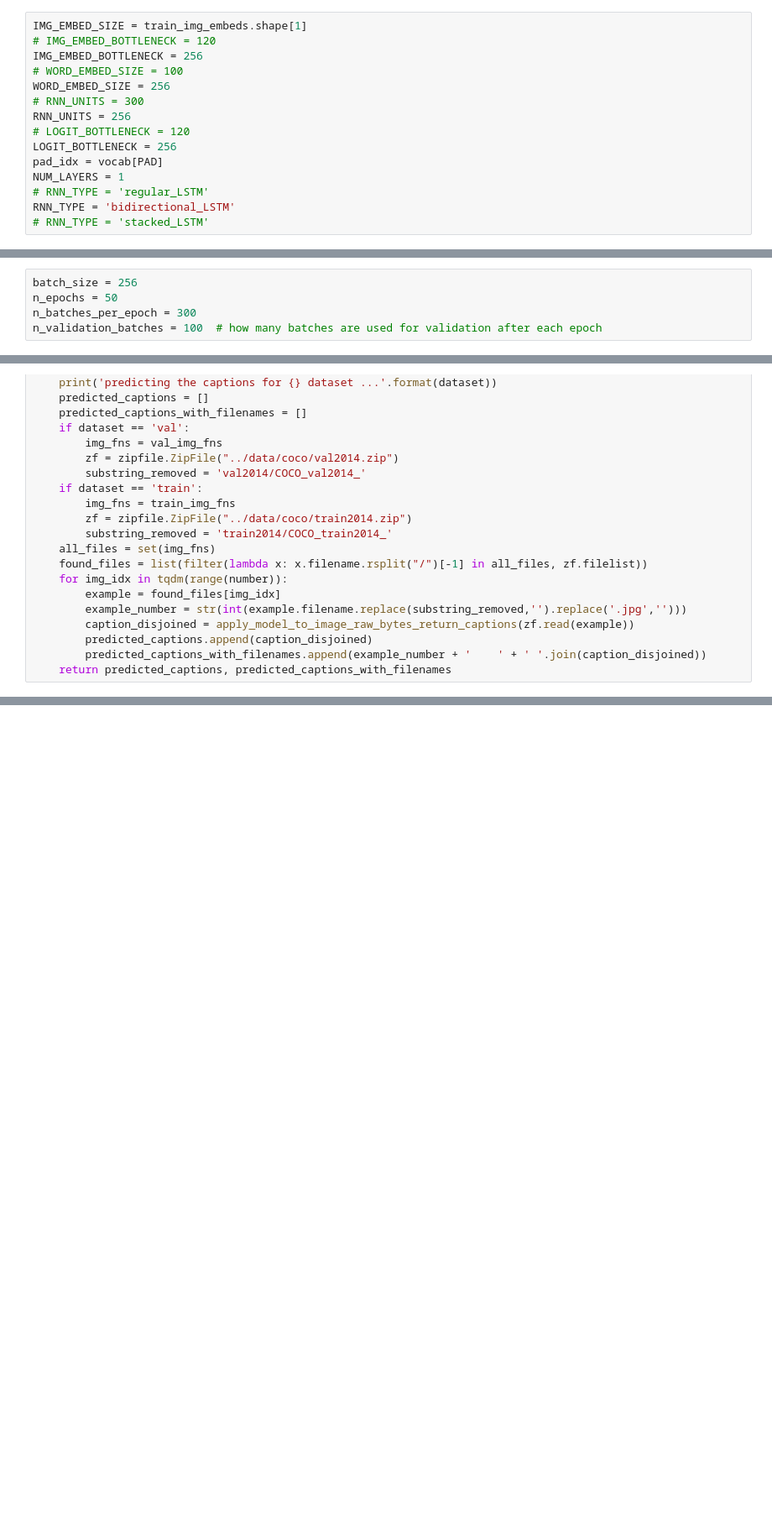
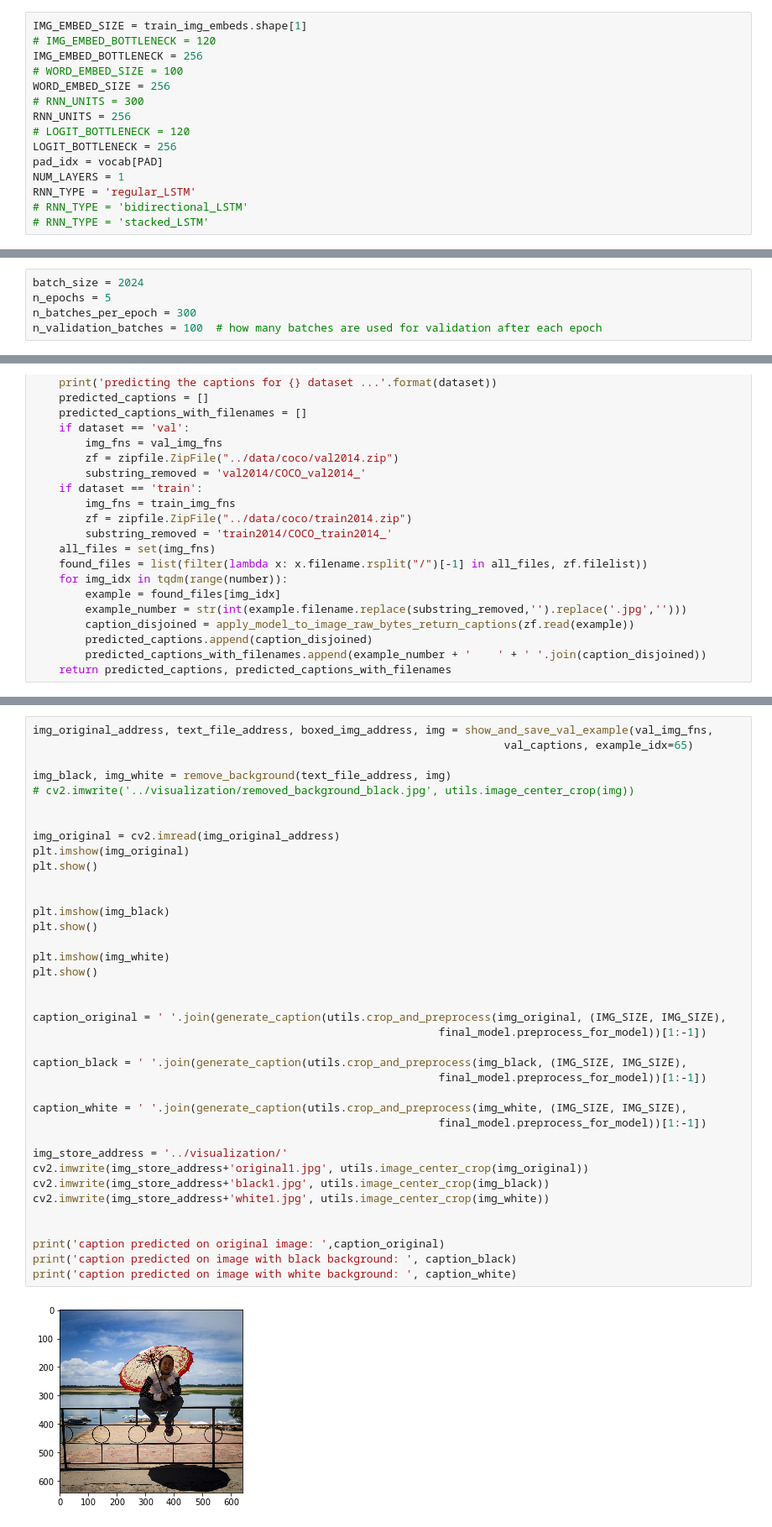
Before and after one commit to anvaribs/CS395T_final_project, a Jupyter notebook: src/CS395T_image_captioning_farzan.ipynb, the cells around one changed output, grey strips where cells are left out. Shown at 84% size. Cells and saved outputs as stored; diff of their text form; blank space fills up the shorter version.

```diff
--- a/src/CS395T_image_captioning_farzan.ipynb
+++ b/src/CS395T_image_captioning_farzan.ipynb
@@ -337,8 +340,8 @@ RNN_UNITS = 256
 LOGIT_BOTTLENECK = 256
 pad_idx = vocab[PAD]
 NUM_LAYERS = 1
-# RNN_TYPE = 'regular_LSTM'
-RNN_TYPE = 'bidirectional_LSTM'
+RNN_TYPE = 'regular_LSTM'
+# RNN_TYPE = 'bidirectional_LSTM'
 # RNN_TYPE = 'stacked_LSTM'
 # %%
 # remember to reset the graph if you want to start building it from scratch!
@@ -674,8 +677,8 @@ def generate_batch(images_embeddings, indexed_captions, batch_size, max_len=None
     return {decoder.img_embeds: batch_image_embeddings,
             decoder.sentences: batch_captions_matrix}
 # %%
-batch_size = 256
-n_epochs = 50
+batch_size = 2024
+n_epochs = 5
 n_batches_per_epoch = 300
 n_validation_batches = 100  # how many batches are used for validation after each epoch
 # %%
@@ -990,0 +1073,40 @@ def run_generate_captions(dataset, number):
+# %%
+img_original_address, text_file_address, boxed_img_address, img = show_and_save_val_example(val_img_fns,
+                                                                        val_captions, example_idx=65)
+
+img_black, img_white = remove_background(text_file_address, img)
+# cv2.imwrite('../visualization/removed_background_black.jpg', utils.image_center_crop(img))
+
+
+img_original = cv2.imread(img_original_address)
+plt.imshow(img_original)
+plt.show()
+
+
+plt.imshow(img_black)
+plt.show()
+
+plt.imshow(img_white)
+plt.show()
+
+
+caption_original = ' '.join(generate_caption(utils.crop_and_preprocess(img_original, (IMG_SIZE, IMG_SIZE),
+                                                              final_model.preprocess_for_model))[1:-1])
+
+caption_black = ' '.join(generate_caption(utils.crop_and_preprocess(img_black, (IMG_SIZE, IMG_SIZE),
+                                                              final_model.preprocess_for_model))[1:-1])
+
+caption_white = ' '.join(generate_caption(utils.crop_and_preprocess(img_white, (IMG_SIZE, IMG_SIZE),
+                                                              final_model.preprocess_for_model))[1:-1])
+
+img_store_address = '../visualization/'
+cv2.imwrite(img_store_address+'original1.jpg', utils.image_center_crop(img_original))
+cv2.imwrite(img_store_address+'black1.jpg', utils.image_center_crop(img_black))
+cv2.imwrite(img_store_address+'white1.jpg', utils.image_center_crop(img_white))
+
+
+print('caption predicted on original image: ',caption_original)
+print('caption predicted on image with black background: ', caption_black)
+print('caption predicted on image with white background: ', caption_white)
+# %% [output]
+[figure, added]
```
Also changed, not shown: parts of 20 cells of this notebook, 2 other files.
